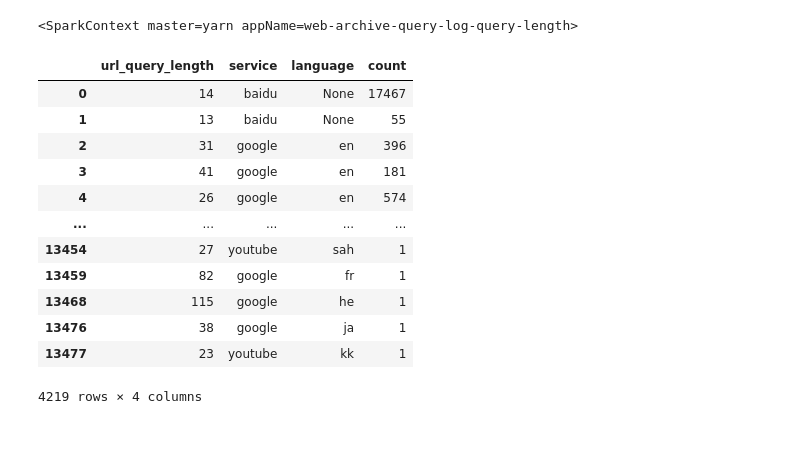
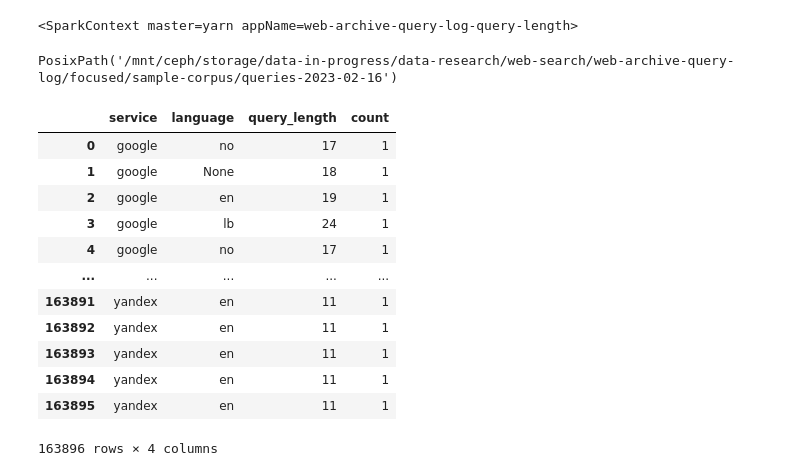
Before and after one commit to webis-de/archive-query-log, a Jupyter notebook: notebooks/evaluation_query_length.ipynb, the cells around one changed output. Cells and saved outputs as stored; diff of their text form; code cells hidden in the pictures; blank space fills up the shorter version.

```diff
--- a/notebooks/evaluation_query_length.ipynb
+++ b/notebooks/evaluation_query_length.ipynb
@@ -23,7 +23,10 @@ from pathlib import Path
 # queries_dir = corpus_dir / "queries-2023-02-14"
 corpus_dir = Path(
     "/mnt/ceph/storage/data-in-progress/data-research/web-search/web-archive-query-log/focused/sample-corpus")
-queries_dir = corpus_dir / "queries"
+queries_dir = corpus_dir / "queries-2023-02-16"
+queries_dir
+# %% [output]
+PosixPath('/mnt/ceph/storage/data-in-progress/data-research/web-search/web-archive-query-log/focused/sample-corpus/queries-2023-02-16')
 # %%
 from pathlib import Path
 
@@ -46,25 +49,25 @@ counts = sc.textFile(f"file://{queries_dir}") \
 # %%
 df = DataFrame([
     {
         "service": service,
         "language": language,
         "query_length": query_length,
         "count": count,
     }
-    for (service, language, query_length), count in counts.items()
+    for (_, (service, language, query_length)), count in counts.items()
 ])
 df
 # %% [output]
-|  | url_query_length | service | language | count |
-| 0 | 14 | baidu | None | 17467 |
-| 1 | 13 | baidu | None | 55 |
-| 2 | 31 | google | en | 396 |
-| 3 | 41 | google | en | 181 |
-| 4 | 26 | google | en | 574 |
+|  | service | language | query_length | count |
+| 0 | google | no | 17 | 1 |
+| 1 | google | None | 18 | 1 |
+| 2 | google | en | 19 | 1 |
+| 3 | google | lb | 24 | 1 |
+| 4 | google | no | 17 | 1 |
 | ... | ... | ... | ... | ... |
-| 13454 | 27 | youtube | sah | 1 |
-| 13459 | 82 | google | fr | 1 |
-| 13468 | 115 | google | he | 1 |
-| 13476 | 38 | google | ja | 1 |
-| 13477 | 23 | youtube | kk | 1 |
+| 163891 | yandex | en | 11 | 1 |
+| 163892 | yandex | en | 11 | 1 |
+| 163893 | yandex | en | 11 | 1 |
+| 163894 | yandex | en | 11 | 1 |
+| 163895 | yandex | en | 11 | 1 |
-4219 rows × 4 columns
+163896 rows × 4 columns
```
Also changed, not shown: parts of 4 cells of this notebook, 2 other files.
